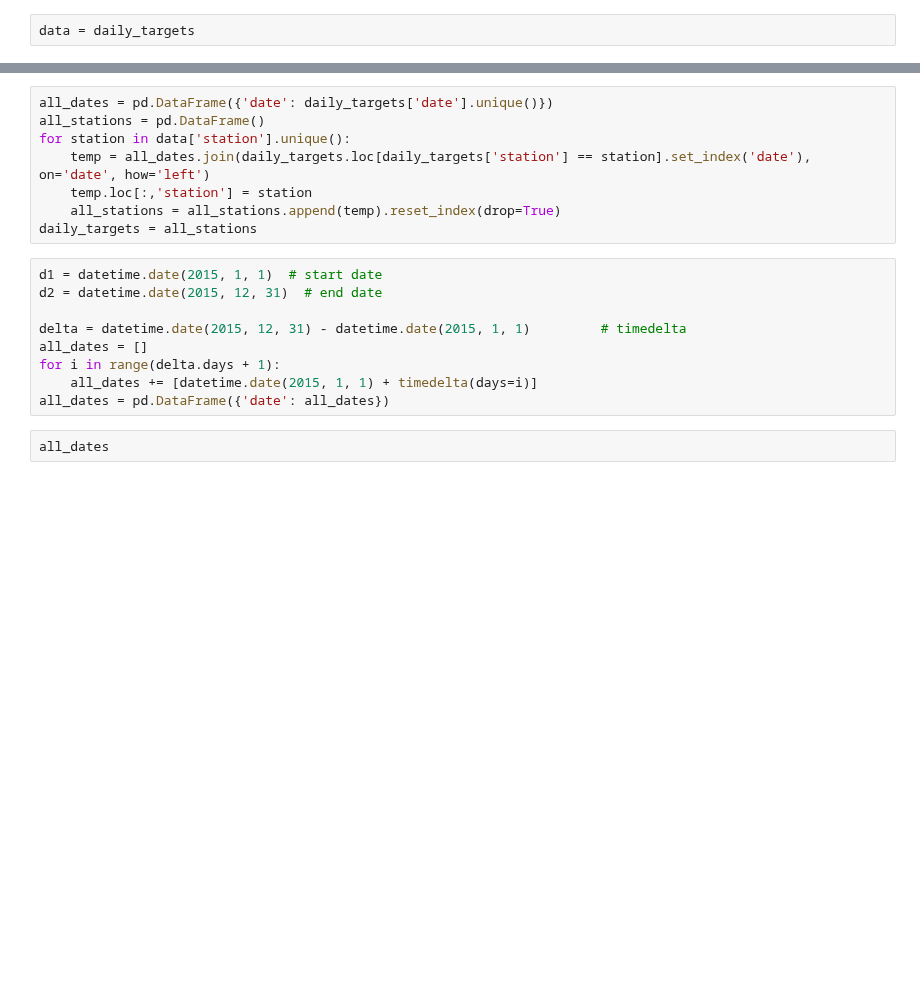
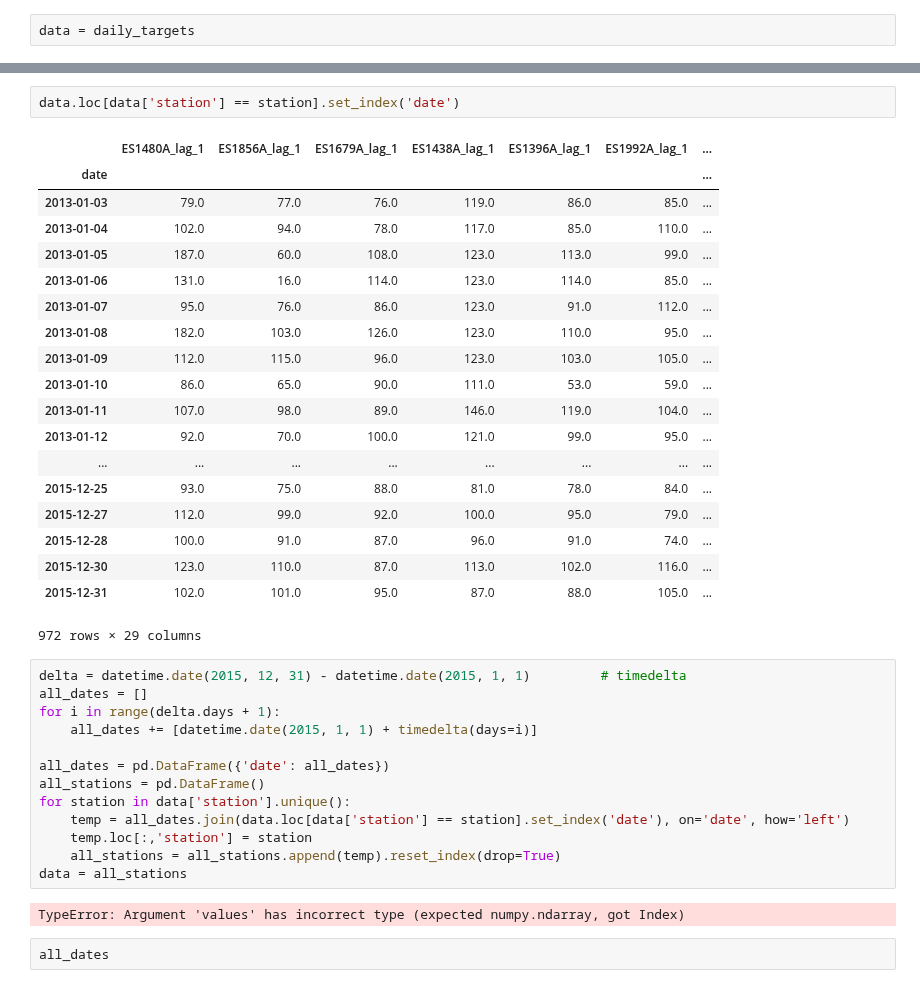
Before and after one commit to javiermas/BCNAirQualityDatathon, a Jupyter notebook: notebooks/Roger - V1.ipynb, the cells around one changed output, grey strips where cells are left out. Cells and saved outputs as stored; diff of their text form; blank space fills up the shorter version.

```diff
--- a/notebooks/Roger - V1.ipynb
+++ b/notebooks/Roger - V1.ipynb
@@ -400,20 +505,40 @@ data = daily_targets
+# %%
+data.loc[data['station'] == station].set_index('date')
+# %% [output]
+|  | ES1480A_lag_1 | ES1856A_lag_1 | ES1679A_lag_1 | ES1438A_lag_1 | ES1396A_lag_1 | ES1992A_lag_1 | ... |
+| date |  |  |  |  |  |  | ... |
+| 2013-01-03 | 79.0 | 77.0 | 76.0 | 119.0 | 86.0 | 85.0 | ... |
+| 2013-01-04 | 102.0 | 94.0 | 78.0 | 117.0 | 85.0 | 110.0 | ... |
+| 2013-01-05 | 187.0 | 60.0 | 108.0 | 123.0 | 113.0 | 99.0 | ... |
+| 2013-01-06 | 131.0 | 16.0 | 114.0 | 123.0 | 114.0 | 85.0 | ... |
+| 2013-01-07 | 95.0 | 76.0 | 86.0 | 123.0 | 91.0 | 112.0 | ... |
+| 2013-01-08 | 182.0 | 103.0 | 126.0 | 123.0 | 110.0 | 95.0 | ... |
+| 2013-01-09 | 112.0 | 115.0 | 96.0 | 123.0 | 103.0 | 105.0 | ... |
+| 2013-01-10 | 86.0 | 65.0 | 90.0 | 111.0 | 53.0 | 59.0 | ... |
+| 2013-01-11 | 107.0 | 98.0 | 89.0 | 146.0 | 119.0 | 104.0 | ... |
+| 2013-01-12 | 92.0 | 70.0 | 100.0 | 121.0 | 99.0 | 95.0 | ... |
+| ... | ... | ... | ... | ... | ... | ... | ... |
+| 2015-12-25 | 93.0 | 75.0 | 88.0 | 81.0 | 78.0 | 84.0 | ... |
+| 2015-12-27 | 112.0 | 99.0 | 92.0 | 100.0 | 95.0 | 79.0 | ... |
+| 2015-12-28 | 100.0 | 91.0 | 87.0 | 96.0 | 91.0 | 74.0 | ... |
+| 2015-12-30 | 123.0 | 110.0 | 87.0 | 113.0 | 102.0 | 116.0 | ... |
+| 2015-12-31 | 102.0 | 101.0 | 95.0 | 87.0 | 88.0 | 105.0 | ... |
+972 rows × 29 columns
 # %%
-all_dates = pd.DataFrame({'date': daily_targets['date'].unique()})
+delta = datetime.date(2015, 12, 31) - datetime.date(2015, 1, 1)         # timedelta
+all_dates = []
+for i in range(delta.days + 1):
+    all_dates += [datetime.date(2015, 1, 1) + timedelta(days=i)]
+
+all_dates = pd.DataFrame({'date': all_dates})
 all_stations = pd.DataFrame()
 for station in data['station'].unique():
-    temp = all_dates.join(daily_targets.loc[daily_targets['station'] == station].set_index('date'), on='date', how='left')
+    temp = all_dates.join(data.loc[data['station'] == station].set_index('date'), on='date', how='left')
     temp.loc[:,'station'] = station
     all_stations = all_stations.append(temp).reset_index(drop=True)
-daily_targets = all_stations
+data = all_stations
+# %% [output]
+TypeError: Argument 'values' has incorrect type (expected numpy.ndarray, got Index)
-# %%
-d1 = datetime.date(2015, 1, 1)  # start date
-d2 = datetime.date(2015, 12, 31)  # end date
-
-delta = datetime.date(2015, 12, 31) - datetime.date(2015, 1, 1)         # timedelta
-all_dates = []
-for i in range(delta.days + 1):
-    all_dates += [datetime.date(2015, 1, 1) + timedelta(days=i)]
-all_dates = pd.DataFrame({'date': all_dates})
 # %%
 all_dates
 # %% [output]
```
Also changed, not shown: parts of 7 cells of this notebook, 3 other files.
